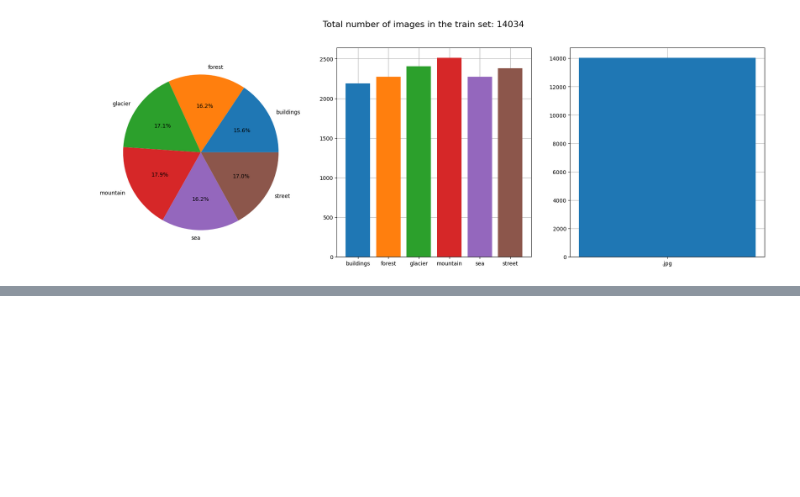
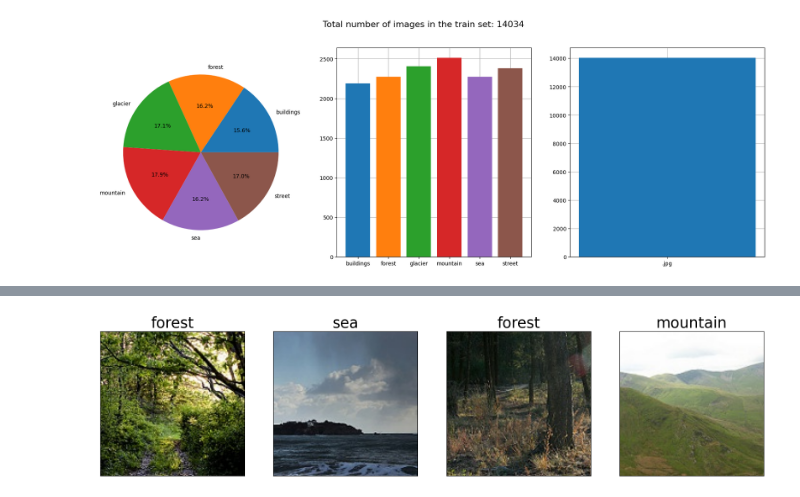
Before and after one commit to damian930/Intel_Image_Classifier, a Jupyter notebook: CNN_model.ipynb, the cells around one changed output, grey strips where cells are left out. Saved outputs shown, nothing was run; the diff lists cells and outputs as text; code cells hidden in the pictures; blank space fills up the shorter version.

```diff
--- a/CNN_model.ipynb
+++ b/CNN_model.ipynb
@@ -103,8 +90,8 @@ train_set = torchvision.datasets.ImageFolder(root=train_dataset, transform=trans
 test_set  = torchvision.datasets.ImageFolder(root=test_dataset,  transform=transform)
 
 # Creating iterable dataloders
-train_dataloader = DataLoader(train_set, batch_size=64, shuffle=True)
-test_dataloader  = DataLoader(test_set,  batch_size=64,  shuffle=True)
+train_dataloader = DataLoader(train_set, batch_size=16, shuffle=True)
+test_dataloader  = DataLoader(test_set,  batch_size=16,  shuffle=True)
 
 print(f'batches_in_train_dataloader: {len(train_dataloader)}')
 print(f'batches_in_test_dataloader:  {len(test_dataloader)}')
@@ -183,22 +170,36 @@ def print_images(images_as_vectors, labels_strings=None, labels_numeric=None):
     elif labels_numeric != None:
         labels = [labels_numbers_to_strings[int(i)] for i in labels_numeric]
 
-    # Plotting iamges
+    # Plotting images
     for index, image_as_vector in enumerate(images_as_vectors):
-        # TODO: add this shape check and return error if invalid
 
         # image_as_vector is expected to have shape of [chanels, h, w], since it is from datLoader
         # Pyplot expects images to have rgb chanels in the last dimention, so transpose
         image_as_vector = np.transpose(image_as_vector, (1, 2, 0))
 
-        # Plotting the image
-        axes[index].imshow(image_as_vector)
-        axes[index].title.set_text(labels[index])
-        axes[index].title.set_fontsize(25)
+        # If 1 image is passed, creating subplots of length 1 will create a normal subplot
+        # It wont be subscriptable, so it [] is used on it, i will result in a crash
+        # So need a separate if
+        if len(images_as_vectors) == 1:
+            fig.set_size_inches(3, 3)
 
-        # Removing the x and y ticks for a cleaner display
-        axes[index].set_xticks([])
-        axes[index].set_yticks([])
+            # Plotting the image
+            axes.imshow(image_as_vector)
+            axes.title.set_text(labels[index])
+            axes.title.set_fontsize(25)
+
+            # Removing the x and y ticks for a cleaner display
+            axes.set_xticks([])
+            axes.set_yticks([])
+        else:
+            # Plotting the image
+            axes[index].imshow(image_as_vector)
+            axes[index].title.set_text(labels[index])
+            axes[index].title.set_fontsize(25)
+
+            # Removing the x and y ticks for a cleaner display
+            axes[index].set_xticks([])
+            axes[index].set_yticks([])
 
     plt.show()
 # %%
@@ -213,0 +404,11 @@ print_images(first_batch_images[:4], labels_numeric=first_batch_labels_numeric)
+# %%
+# Visualising a couple of images from the testing set
+
+testing_batch = next(iter(test_dataloader))
+
+testing_batch_images = testing_batch[0]
+testing_batch_labels = testing_batch[1]
+
+print_images(testing_batch_images[:4], labels_numeric=testing_batch_labels[:4])
+# %% [output]
+[figure, added]
```
Also changed, not shown: parts of 17 cells of this notebook, 1 other file.
